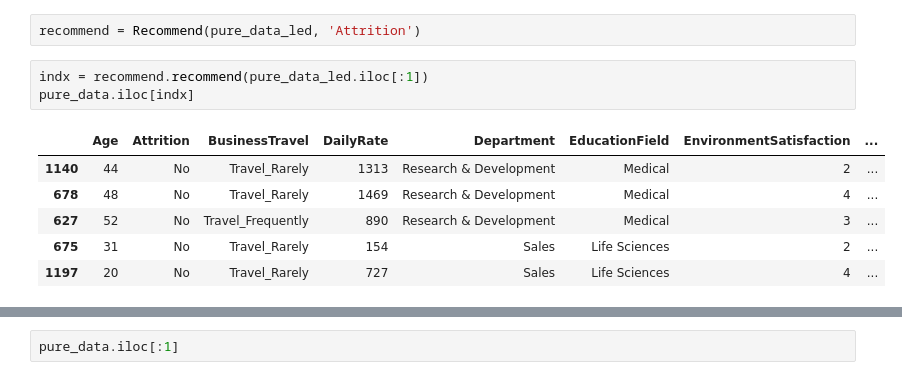
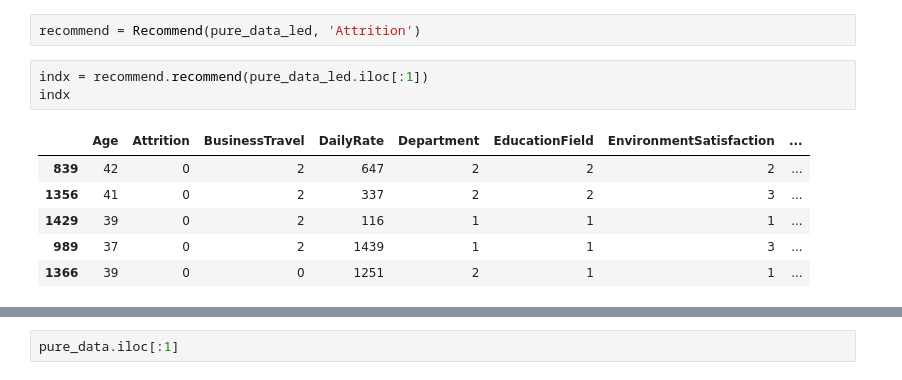
Before and after one commit to MahdiEsrafili/HR_Attrition_prediction, a Jupyter notebook: HR_talent_management.ipynb, the cells around one changed output, grey strips where cells are left out. Cells and saved outputs as stored; diff of their text form.

```diff
--- a/HR_talent_management.ipynb
+++ b/HR_talent_management.ipynb
@@ -522,11 +522,11 @@ pure_data_led.head()
 recommend = Recommend(pure_data_led, 'Attrition')
 # %%
 indx = recommend.recommend(pure_data_led.iloc[:1])
-pure_data.iloc[indx]
+indx
 # %% [output]
 |  | Age | Attrition | BusinessTravel | DailyRate | Department | EducationField | EnvironmentSatisfaction | ... |
-| 1140 | 44 | No | Travel_Rarely | 1313 | Research & Development | Medical | 2 | ... |
-| 678 | 48 | No | Travel_Rarely | 1469 | Research & Development | Medical | 4 | ... |
-| 627 | 52 | No | Travel_Frequently | 890 | Research & Development | Medical | 3 | ... |
-| 675 | 31 | No | Travel_Rarely | 154 | Sales | Life Sciences | 2 | ... |
-| 1197 | 20 | No | Travel_Rarely | 727 | Sales | Life Sciences | 4 | ... |
+| 839 | 42 | 0 | 2 | 647 | 2 | 2 | 2 | ... |
+| 1356 | 41 | 0 | 2 | 337 | 2 | 2 | 3 | ... |
+| 1429 | 39 | 0 | 2 | 116 | 1 | 1 | 1 | ... |
+| 989 | 37 | 0 | 2 | 1439 | 1 | 1 | 3 | ... |
+| 1366 | 39 | 0 | 0 | 1251 | 2 | 1 | 1 | ... |
```
Also changed, not shown: parts of 23 cells of this notebook, 3 other files.
